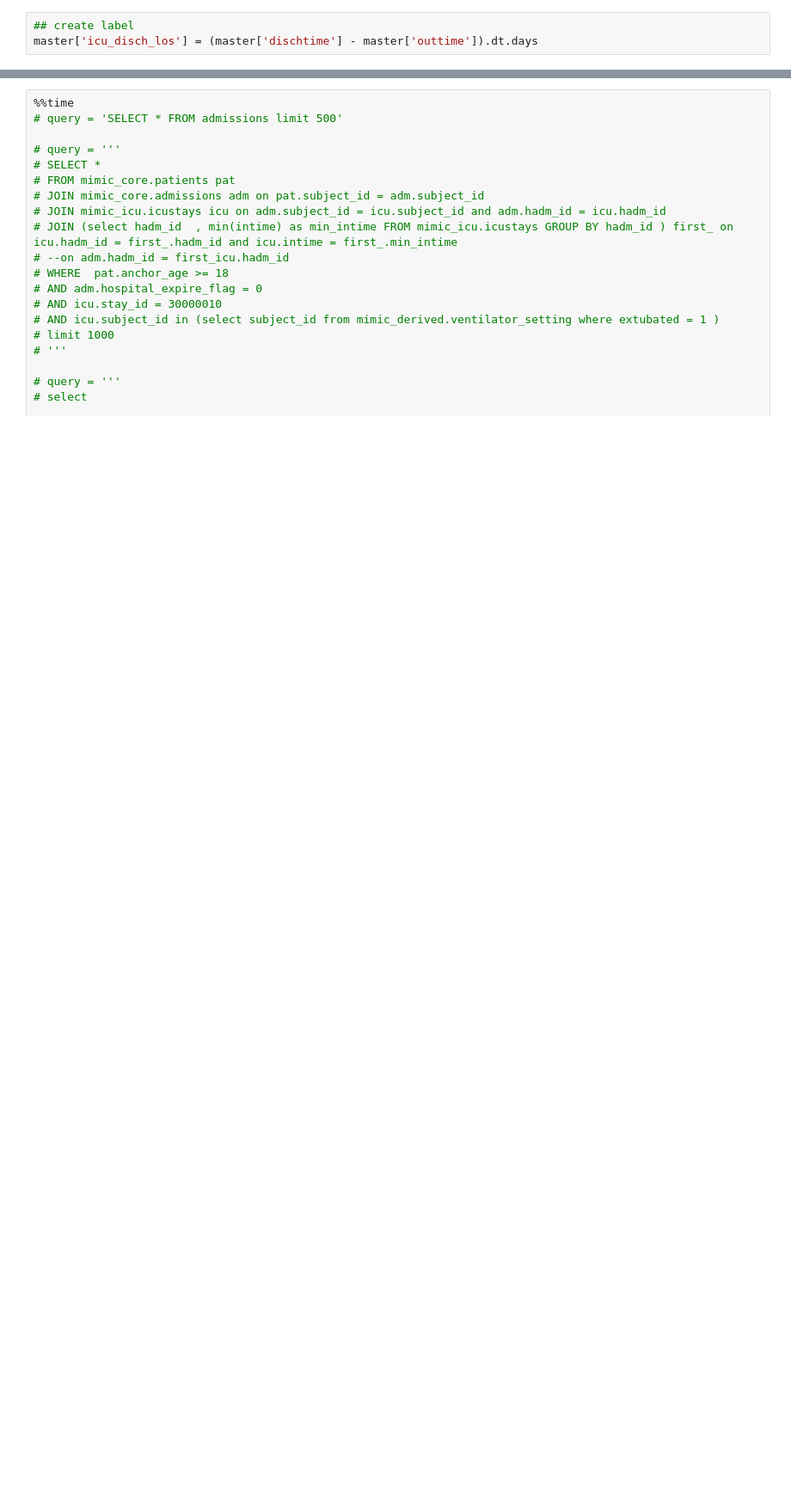
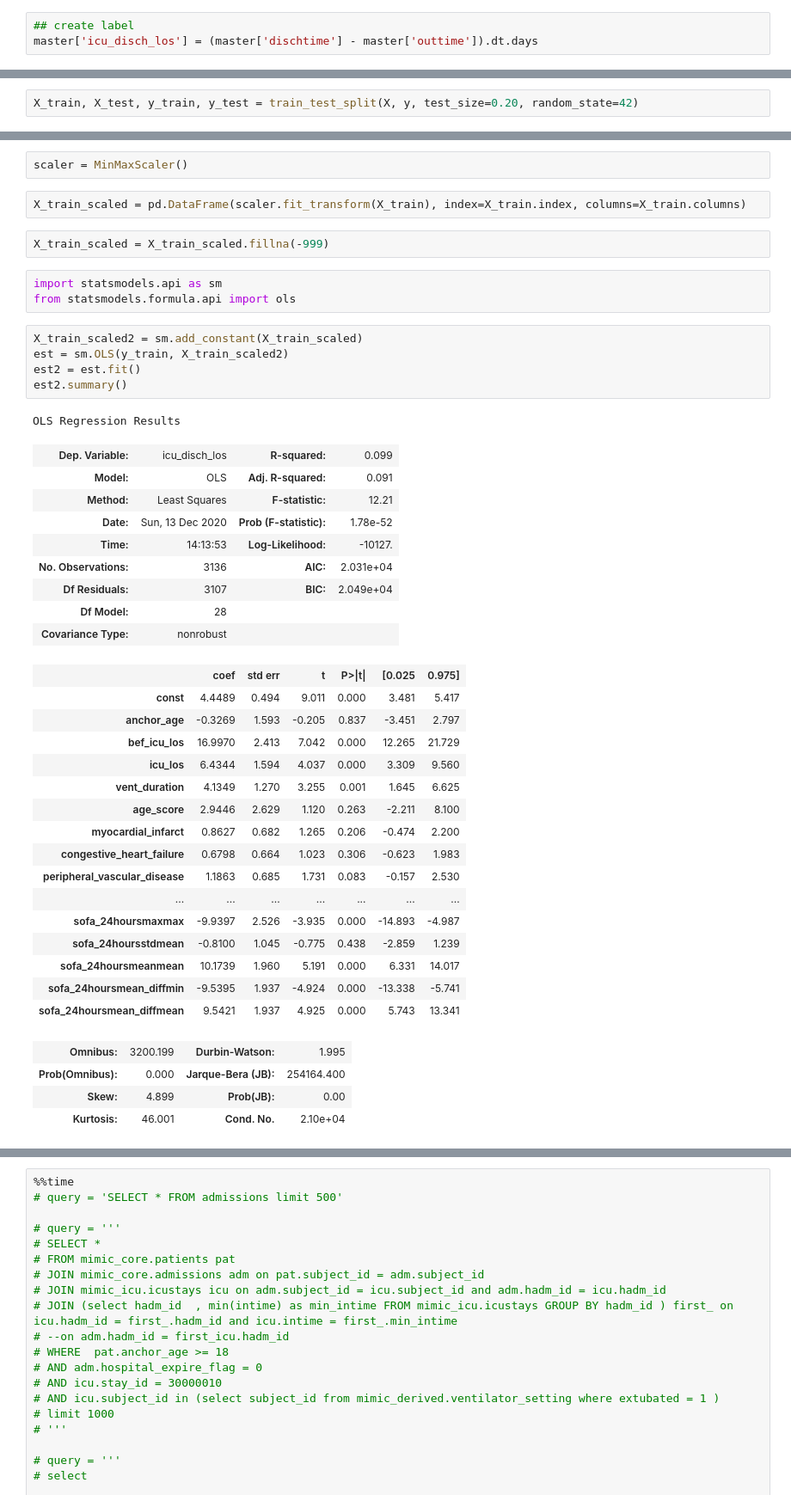
Before and after one commit to chunhunghow/nus-datathon, a Jupyter notebook: nus-nuhs-datathon 2020 v2.ipynb, the cells around one changed output, grey strips where cells are left out. Shown at 86% size. Cells and saved outputs as stored; diff of their text form; blank space fills up the shorter version.

```diff
--- a/nus-nuhs-datathon 2020 v2.ipynb
+++ b/nus-nuhs-datathon 2020 v2.ipynb
@@ -979,0 +1017,2 @@ master.shape
+# %%
+X_train, X_test, y_train, y_test = train_test_split(X, y, test_size=0.20, random_state=42)
@@ -979,0 +1021,45 @@ master.shape
+# %%
+scaler = MinMaxScaler()
+# %%
+X_train_scaled = pd.DataFrame(scaler.fit_transform(X_train), index=X_train.index, columns=X_train.columns)
+# %%
+X_train_scaled = X_train_scaled.fillna(-999)
+# %%
+import statsmodels.api as sm
+from statsmodels.formula.api import ols
+# %%
+X_train_scaled2 = sm.add_constant(X_train_scaled)
+est = sm.OLS(y_train, X_train_scaled2)
+est2 = est.fit()
+est2.summary()
+# %% [output]
+OLS Regression Results
+| Dep. Variable: | icu_disch_los | R-squared: | 0.099 |
+| Model: | OLS | Adj. R-squared: | 0.091 |
+| Method: | Least Squares | F-statistic: | 12.21 |
+| Date: | Sun, 13 Dec 2020 | Prob (F-statistic): | 1.78e-52 |
+| Time: | 14:13:53 | Log-Likelihood: | -10127. |
+| No. Observations: | 3136 | AIC: | 2.031e+04 |
+| Df Residuals: | 3107 | BIC: | 2.049e+04 |
+| Df Model: | 28 |  |  |
+| Covariance Type: | nonrobust |  |  |
+|  | coef | std err | t | P>|t| | [0.025 | 0.975] |
+| const | 4.4489 | 0.494 | 9.011 | 0.000 | 3.481 | 5.417 |
+| anchor_age | -0.3269 | 1.593 | -0.205 | 0.837 | -3.451 | 2.797 |
+| bef_icu_los | 16.9970 | 2.413 | 7.042 | 0.000 | 12.265 | 21.729 |
+| icu_los | 6.4344 | 1.594 | 4.037 | 0.000 | 3.309 | 9.560 |
+| vent_duration | 4.1349 | 1.270 | 3.255 | 0.001 | 1.645 | 6.625 |
+| age_score | 2.9446 | 2.629 | 1.120 | 0.263 | -2.211 | 8.100 |
+| myocardial_infarct | 0.8627 | 0.682 | 1.265 | 0.206 | -0.474 | 2.200 |
+| congestive_heart_failure | 0.6798 | 0.664 | 1.023 | 0.306 | -0.623 | 1.983 |
+| peripheral_vascular_disease | 1.1863 | 0.685 | 1.731 | 0.083 | -0.157 | 2.530 |
+| ... | ... | ... | ... | ... | ... | ... |
+| sofa_24hoursmaxmax | -9.9397 | 2.526 | -3.935 | 0.000 | -14.893 | -4.987 |
+| sofa_24hoursstdmean | -0.8100 | 1.045 | -0.775 | 0.438 | -2.859 | 1.239 |
+| sofa_24hoursmeanmean | 10.1739 | 1.960 | 5.191 | 0.000 | 6.331 | 14.017 |
+| sofa_24hoursmean_diffmin | -9.5395 | 1.937 | -4.924 | 0.000 | -13.338 | -5.741 |
+| sofa_24hoursmean_diffmean | 9.5421 | 1.937 | 4.925 | 0.000 | 5.743 | 13.341 |
+| Omnibus: | 3200.199 | Durbin-Watson: | 1.995 |
+| Prob(Omnibus): | 0.000 | Jarque-Bera (JB): | 254164.400 |
+| Skew: | 4.899 | Prob(JB): | 0.00 |
+| Kurtosis: | 46.001 | Cond. No. | 2.10e+04 |
```
Also changed, not shown: parts of 25 cells of this notebook.
